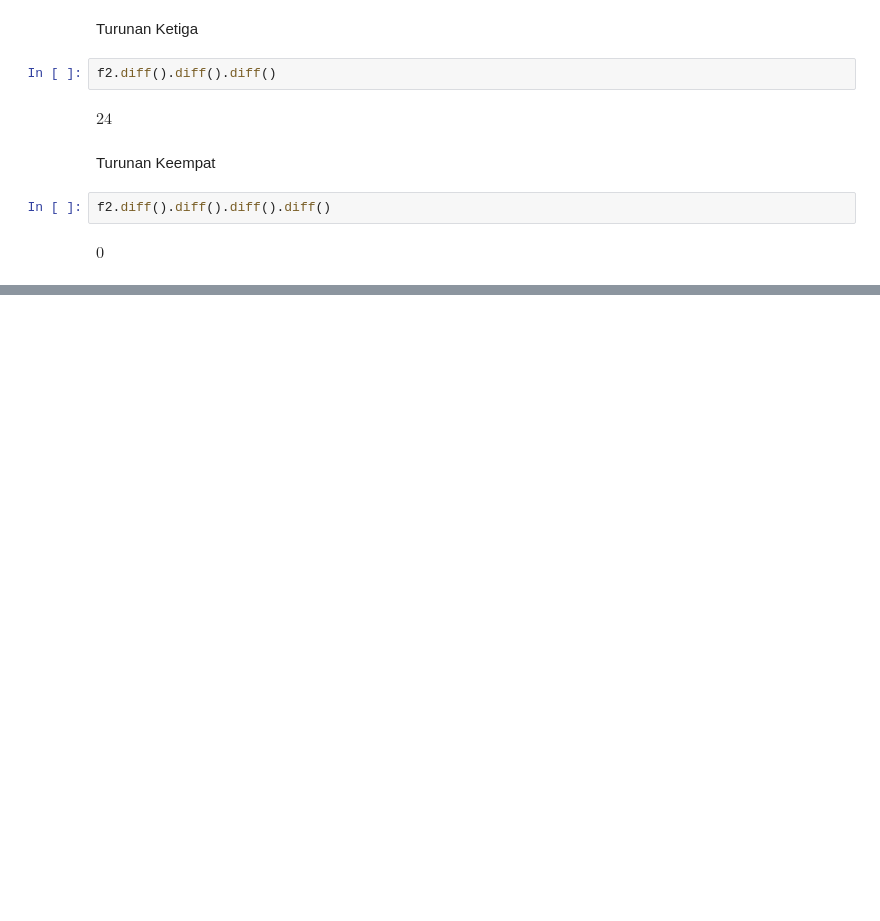
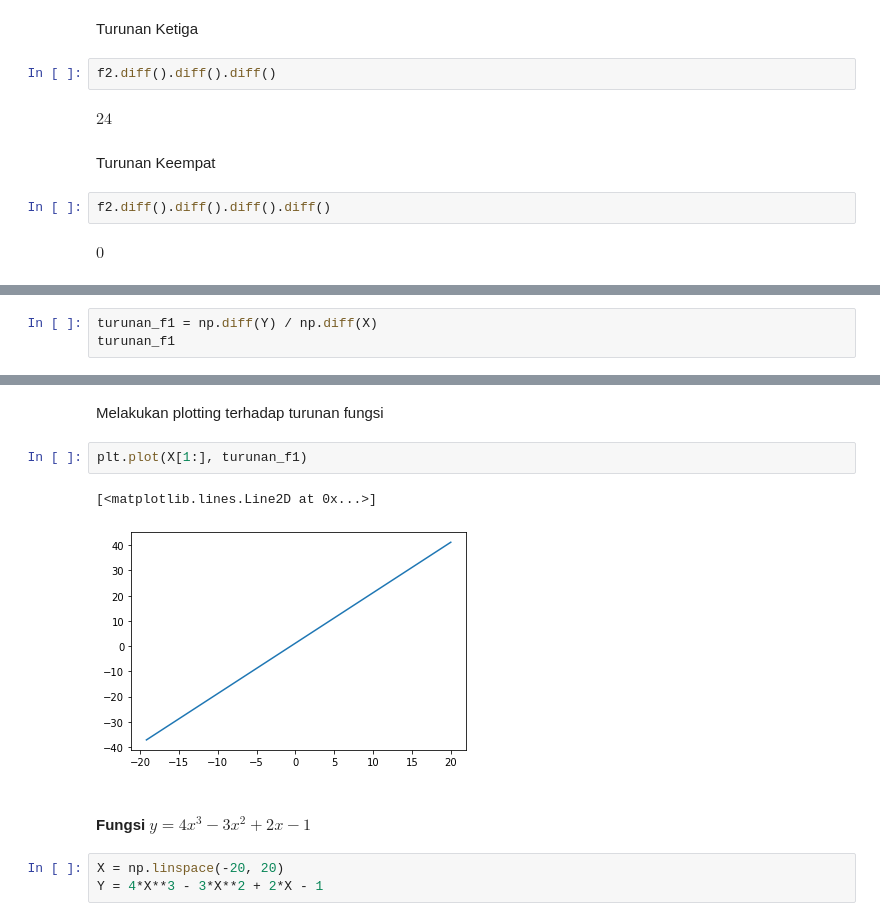
Before and after one commit to Penzragon/h8dsft_Calculus1, a Jupyter notebook: script.ipynb, the cells around one changed output, grey strips where cells are left out. Saved outputs shown, nothing was run; the diff lists cells and outputs as text; blank space fills up the shorter version.

```diff
--- a/script.ipynb
+++ b/script.ipynb
@@ -90,0 +108,3 @@ $\displaystyle 0$
+# %%
+turunan_f1 = np.diff(Y) / np.diff(X)
+turunan_f1
@@ -90,0 +125,12 @@ $\displaystyle 0$
+# %% [markdown]
+Melakukan plotting terhadap turunan fungsi
+# %%
+plt.plot(X[1:], turunan_f1)
+# %% [output]
+[<matplotlib.lines.Line2D at 0x...>]
+[figure, added]
+# %% [markdown]
+#### Fungsi $y = 4x^3 - 3x^2 + 2x - 1$
+# %%
+X = np.linspace(-20, 20)
+Y = 4*X**3 - 3*X**2 + 2*X - 1
```
Also changed, not shown: parts of 14 cells of this notebook.
